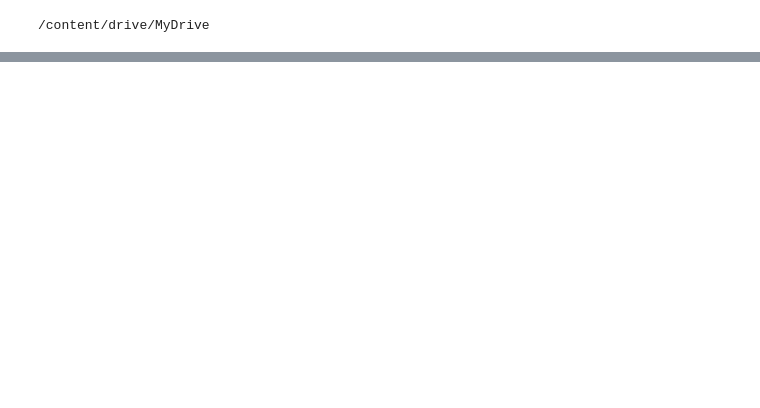
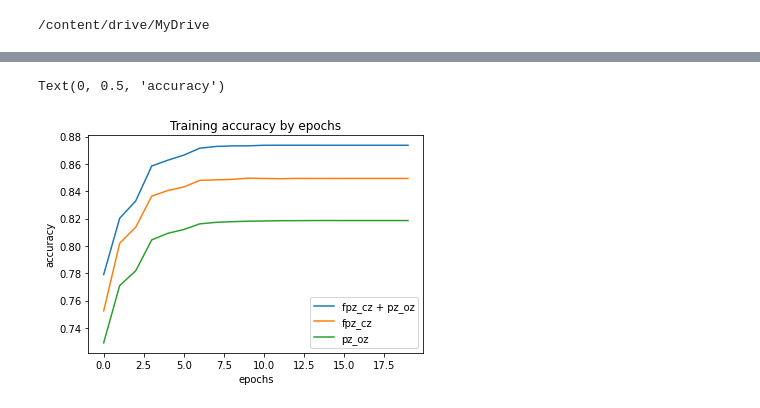
Before and after one commit to sanjuskm05/sleep-stage-classification-evaluation, a Jupyter notebook: mintNet_deepsleep_net.ipynb, the cells around one changed output, grey strips where cells are left out. Saved outputs shown, nothing was run; the diff lists cells and outputs as text; code cells hidden in the pictures; blank space fills up the shorter version.

```diff
--- a/mintNet_deepsleep_net.ipynb
+++ b/mintNet_deepsleep_net.ipynb
@@ -1033,5 +1253,12 @@ plt.plot(loss_history_pz_oz)
 # %%
-plt.plot(epoch_accuracy_hist)
-plt.plot(epoch_accuracy_hist_fpz_cz)
-plt.plot(epoch_accuracy_hist_pz_oz)
+plt.title("Training accuracy by epochs")
+plt.plot(epoch_accuracy_hist,label = "fpz_cz + pz_oz")
+plt.plot(epoch_accuracy_hist_fpz_cz, label = "fpz_cz")
+plt.plot(epoch_accuracy_hist_pz_oz, label = "pz_oz")
+plt.legend()
+plt.xlabel("epochs")
+plt.ylabel("accuracy")
+# %% [output]
+Text(0, 0.5, 'accuracy')
+[figure, added]
 # %%
```
Also changed, not shown: parts of 29 cells of this notebook.
